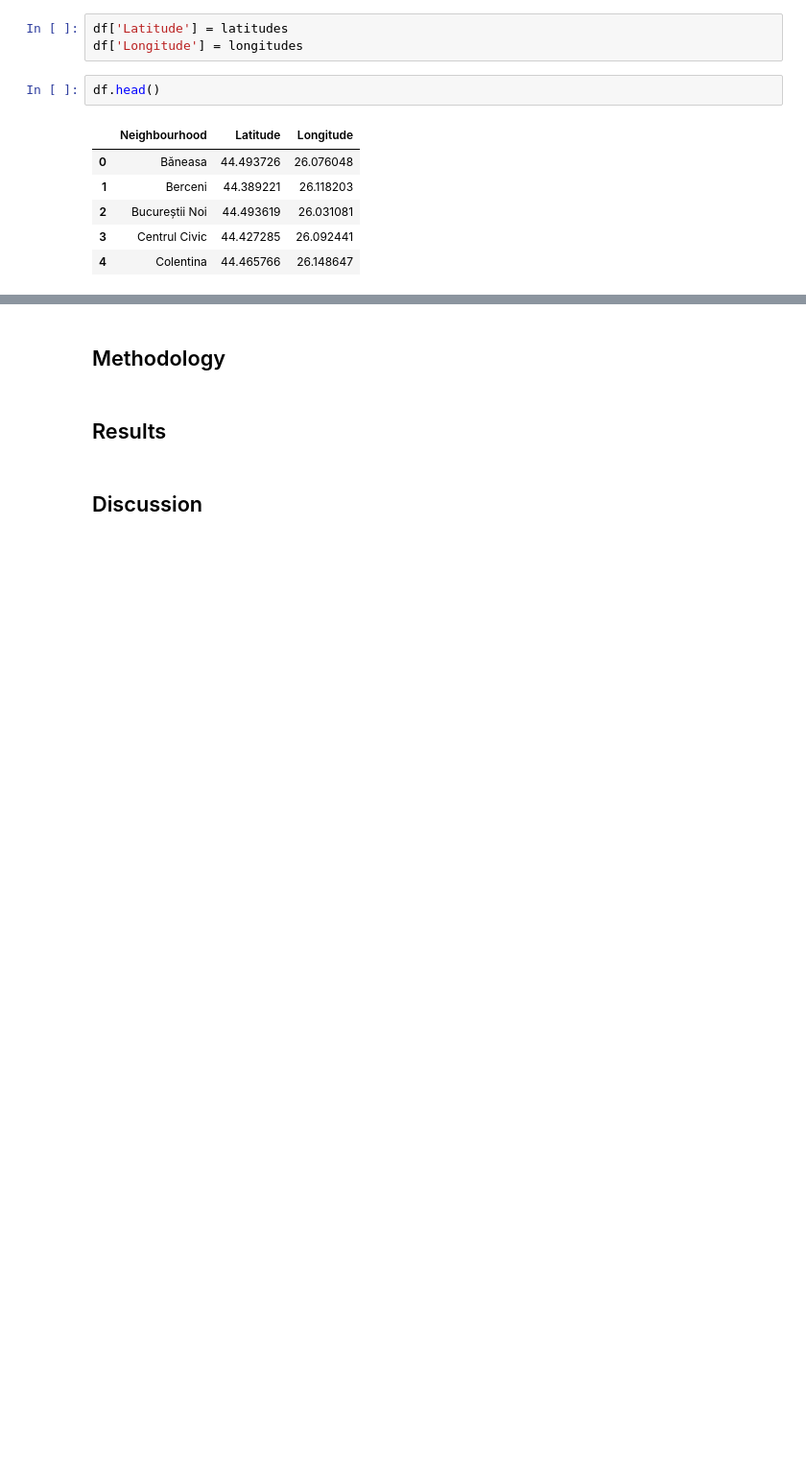
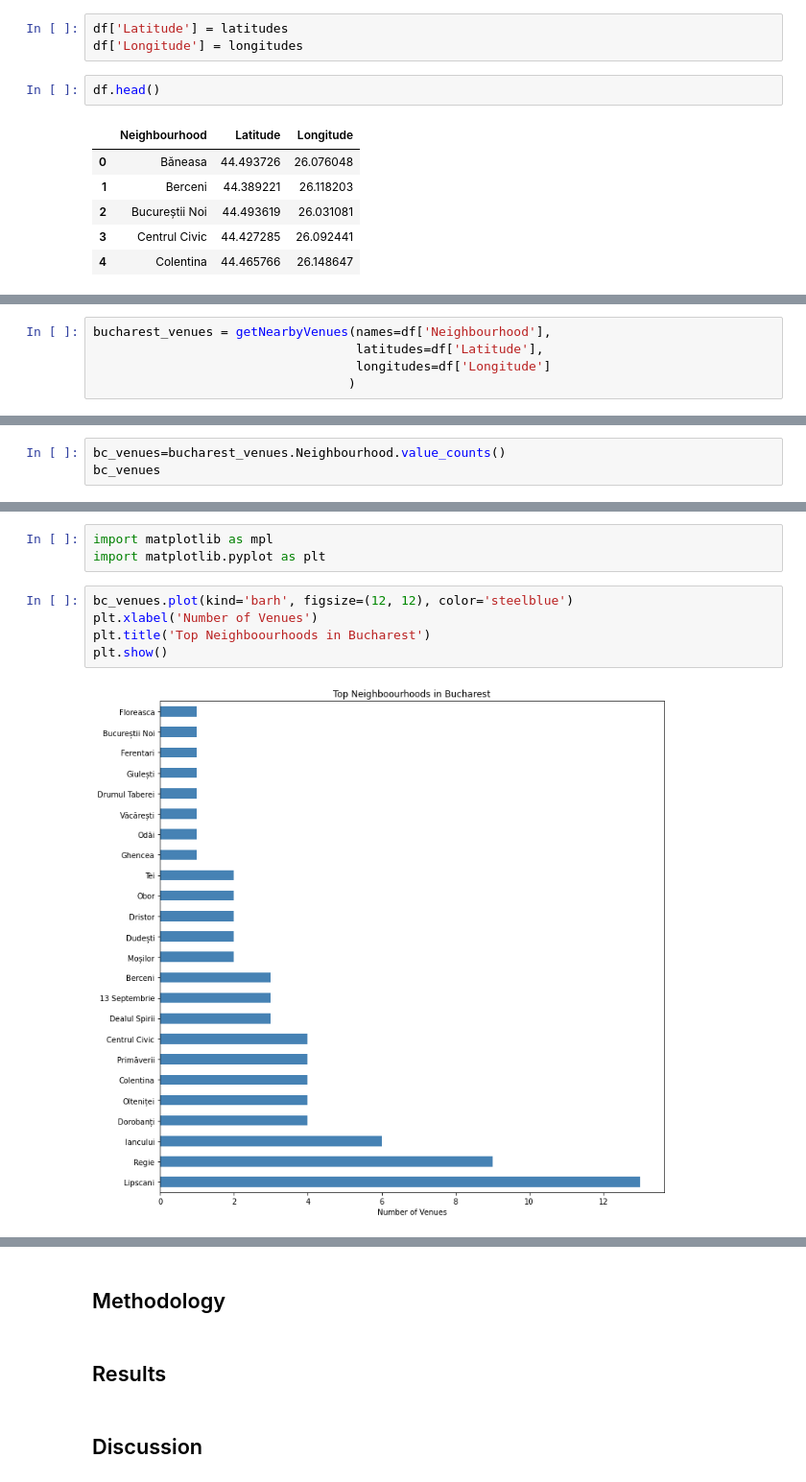
Before and after one commit to silvyshor/Phyton-SQL-projects-for-IBM-Data-Science, a Jupyter notebook: Silvia's 'Dress to Impress' Project.ipynb, the cells around one changed output, grey strips where cells are left out. Shown: that part at 96% size. Cells and saved outputs as stored; diff of their text form; blank space fills up the shorter version.

```diff
--- a/Silvia's 'Dress to Impress' Project.ipynb
+++ b/Silvia's 'Dress to Impress' Project.ipynb
@@ -126,0 +190,5 @@ df.head()
+# %%
+bucharest_venues = getNearbyVenues(names=df['Neighbourhood'],
+                                   latitudes=df['Latitude'],
+                                   longitudes=df['Longitude']
+                                  )
@@ -126,0 +245,3 @@ df.head()
+# %%
+bc_venues=bucharest_venues.Neighbourhood.value_counts()
+bc_venues
@@ -126,0 +266,10 @@ df.head()
+# %%
+import matplotlib as mpl
+import matplotlib.pyplot as plt
+# %%
+bc_venues.plot(kind='barh', figsize=(12, 12), color='steelblue')
+plt.xlabel('Number of Venues')
+plt.title('Top Neighboourhoods in Bucharest')
+plt.show()
+# %% [output]
+[figure, added]
```
Also changed, not shown: parts of 59 cells of this notebook.
